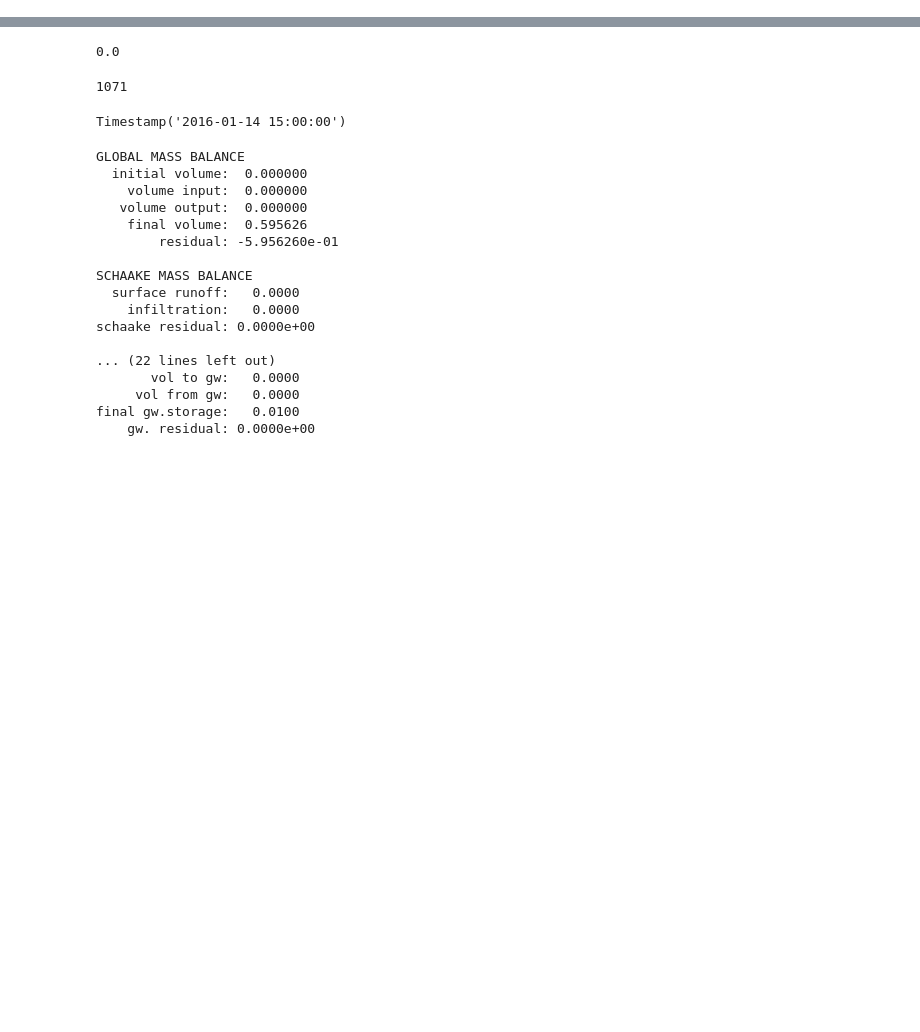
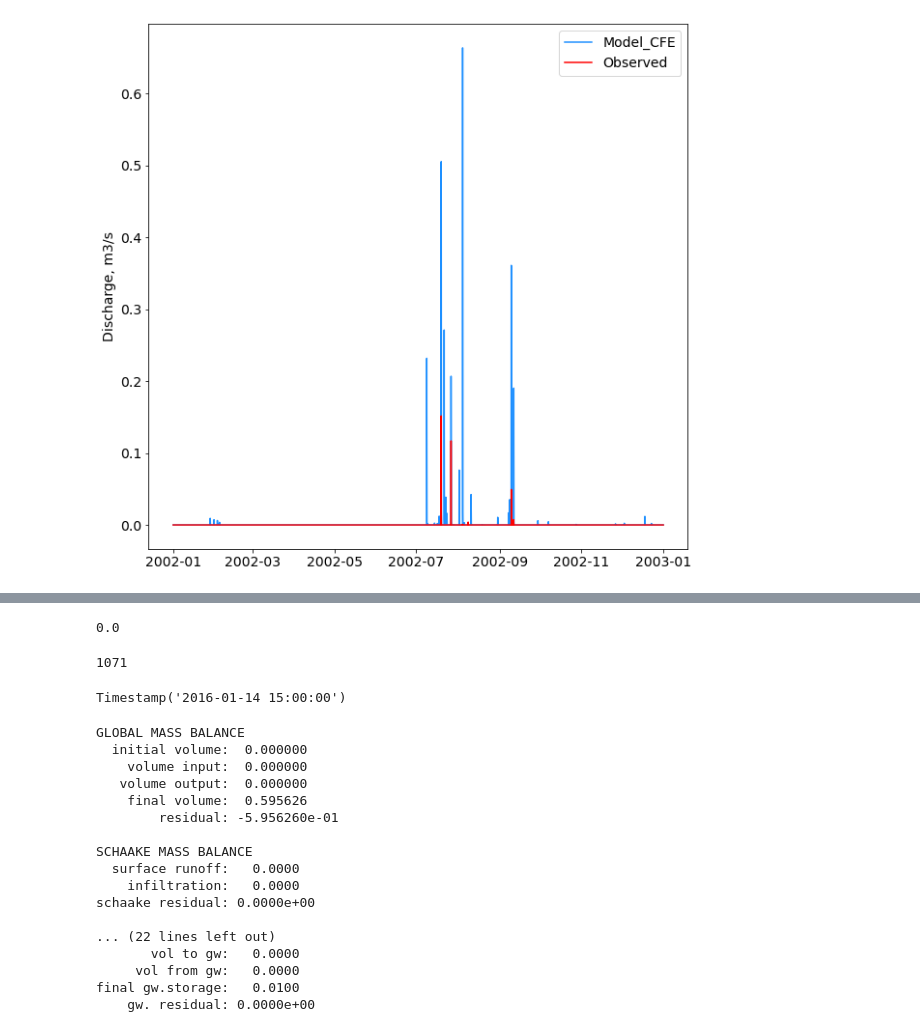
Before and after one commit to NWC-CUAHSI-Summer-Institute/NextGen_NWM_ModnProcess_Dev, a Jupyter notebook: cfe.ipynb, the cells around one changed output, grey strips where cells are left out. Saved outputs shown, nothing was run; the diff lists cells and outputs as text; code cells hidden in the pictures; blank space fills up the shorter version.

```diff
--- a/cfe.ipynb
+++ b/cfe.ipynb
@@ -781,0 +917,23 @@ final gw.storage:   0.0100
+# %%
+df_model = pd.read_csv("WG_model_out_pet_test.csv")
+df_obs = pd.read_csv("G003_60_cleaned_updated_2001_2002.csv")
+
+df_model["Time"]=pd.to_datetime(df_model["Time"])
+df_obs["time"]=pd.to_datetime(df_obs["time"])
+
+fig = plt.figure(figsize=(10,10))
+plt.rcParams.update({'font.size': 14})
+
+ax1 = fig.subplots()
+ax1.plot(df_model.Time[8760:165720], df_model.Flow[8760:165720],label='Model_CFE',color="dodgerblue")
+ax1.set_ylabel("Discharge, m3/s",color="black",fontsize=14)
+ax1.plot(df_obs.time[8760:165720], df_obs.Total_Discharge[8760:165720],label='Observed',color="red", lw = 1.5)
+#plt.xticks(fontsize=14)
+plt.legend()
+#ax2=ax1.twinx()
+#ax2.plot(df_model.Time[8760:165720], df_model.Rainfall[8760:165720],label='Precip_Rate, m/hr',color="ivory")
+#ax2.set_ylabel("Precip_Rate, m/hr",color="black",fontsize=14)
+plt.legend()
+plt.show()
+# %% [output]
+[figure, added]
```
Also changed, not shown: parts of 23 cells of this notebook, 15 other files.
